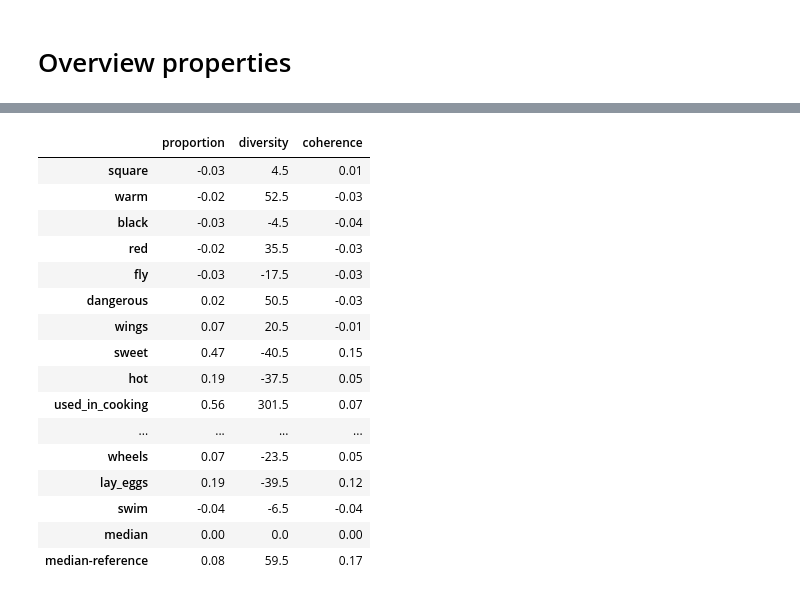
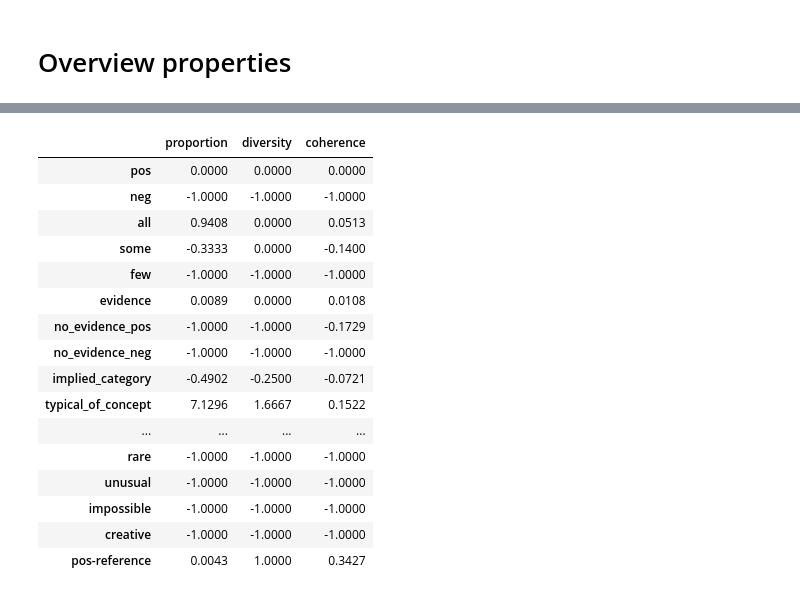
Before and after one commit to PiaSommerauer/corpus_diagnostics, a Jupyter notebook: scripts/Evidence_analysis.ipynb, the cells around one changed output, grey strips where cells are left out. Drawn from its saved outputs; the diff is of its cells as text; code cells hidden in the pictures.

Commit message:
finished metrics

```diff
--- a/scripts/Evidence_analysis.ipynb
+++ b/scripts/Evidence_analysis.ipynb
@@ -56,25 +174,26 @@ df.round(2)
 # %%
-metrics = ['proportion', 'diversity', 'coherence']
-level = 'properties'
-evidence_type = 'non-specific'
-model_name = 'giga_full_updated'
+metrics = ['proportion', 'diversity', 'coherence']#, 'dist-mean', 'dist-max']
+level = 'relations'
+evidence_type = 'prop-specific'
+model_name = 'wiki_updated'
 df = get_overview(metrics, level, model_name, evidence_type)
-df.round(2)
+df = utils.raw_to_distance(df, score_names = metrics, reference_name = 'pos', percent = True)
+df.round(4)
 # %% [output]
 |  | proportion | diversity | coherence |
-| square | -0.03 | 4.5 | 0.01 |
-| warm | -0.02 | 52.5 | -0.03 |
-| black | -0.03 | -4.5 | -0.04 |
-| red | -0.02 | 35.5 | -0.03 |
-| fly | -0.03 | -17.5 | -0.03 |
-| dangerous | 0.02 | 50.5 | -0.03 |
-| wings | 0.07 | 20.5 | -0.01 |
-| sweet | 0.47 | -40.5 | 0.15 |
-| hot | 0.19 | -37.5 | 0.05 |
-| used_in_cooking | 0.56 | 301.5 | 0.07 |
+| pos | 0.0000 | 0.0000 | 0.0000 |
+| neg | -1.0000 | -1.0000 | -1.0000 |
+| all | 0.9408 | 0.0000 | 0.0513 |
+| some | -0.3333 | 0.0000 | -0.1400 |
+| few | -1.0000 | -1.0000 | -1.0000 |
+| evidence | 0.0089 | 0.0000 | 0.0108 |
+| no_evidence_pos | -1.0000 | -1.0000 | -0.1729 |
+| no_evidence_neg | -1.0000 | -1.0000 | -1.0000 |
+| implied_category | -0.4902 | -0.2500 | -0.0721 |
+| typical_of_concept | 7.1296 | 1.6667 | 0.1522 |
 | ... | ... | ... | ... |
-| wheels | 0.07 | -23.5 | 0.05 |
-| lay_eggs | 0.19 | -39.5 | 0.12 |
-| swim | -0.04 | -6.5 | -0.04 |
-| median | 0.00 | 0.0 | 0.00 |
-| median-reference | 0.08 | 59.5 | 0.17 |
+| rare | -1.0000 | -1.0000 | -1.0000 |
+| unusual | -1.0000 | -1.0000 | -1.0000 |
+| impossible | -1.0000 | -1.0000 | -1.0000 |
+| creative | -1.0000 | -1.0000 | -1.0000 |
+| pos-reference | 0.0043 | 1.0000 | 0.3427 |
```
Also changed, not shown: parts of 11 cells of this notebook, 8 other files.
